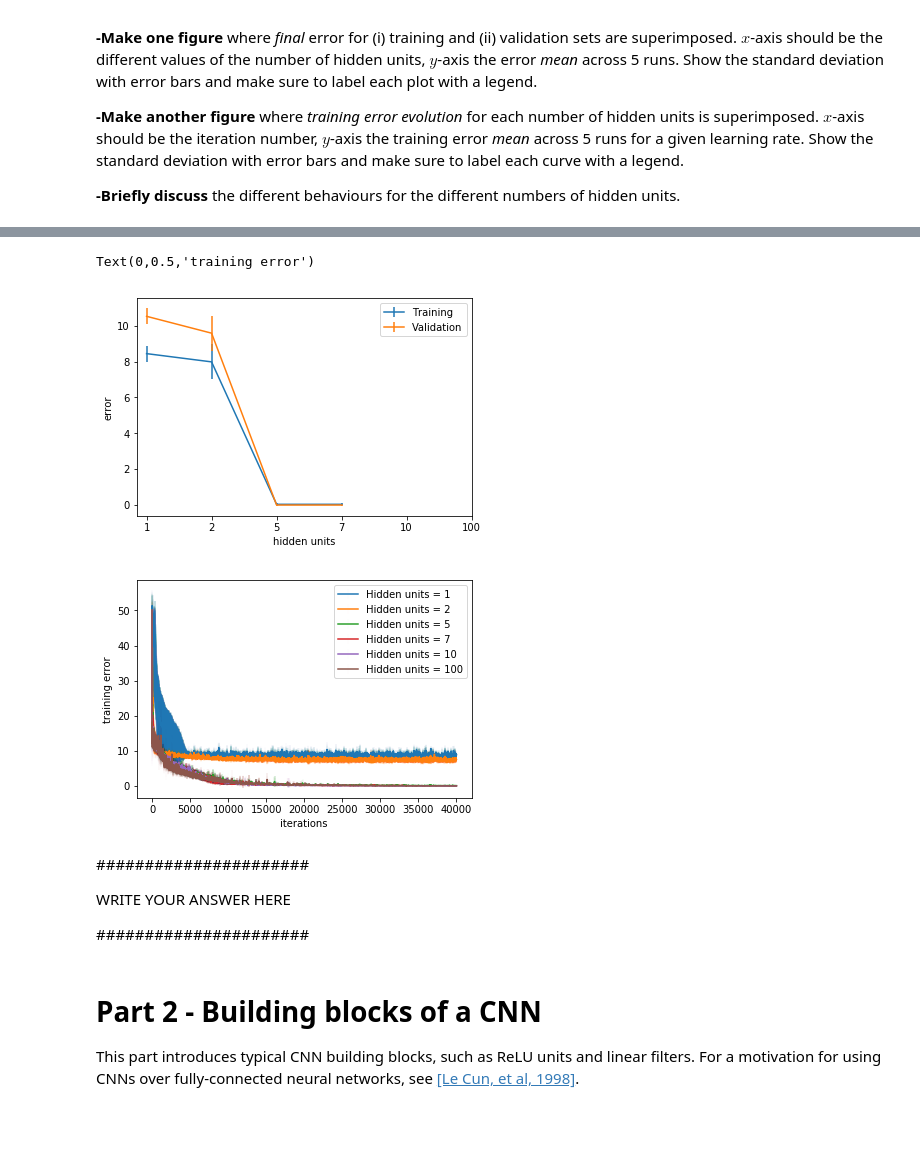
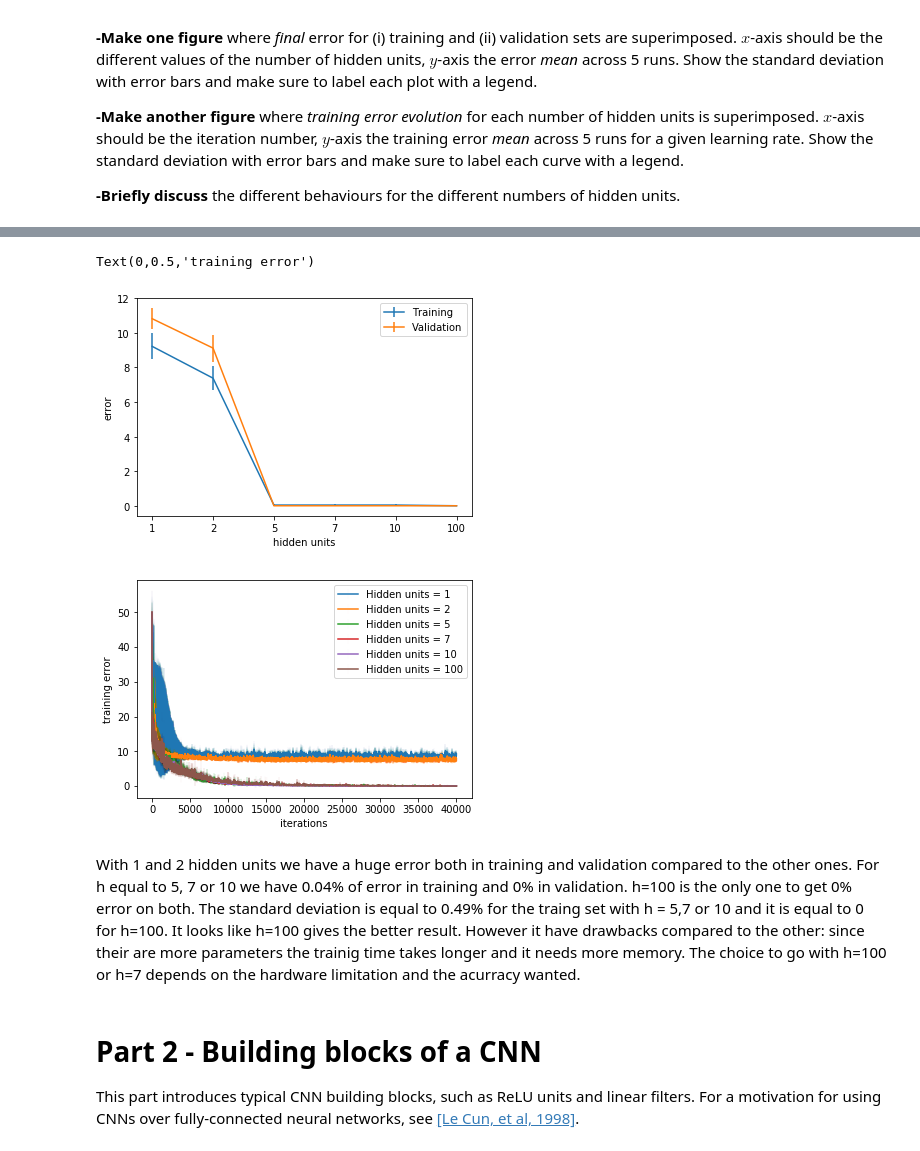
Before and after one commit to raphaelavalos/object-recognition, a Jupyter notebook: A2/A2.ipynb, the cells around one changed output, grey strips where cells are left out. Cells and saved outputs as stored; diff of their text form; code cells hidden in the pictures; blank space fills up the shorter version.

```diff
--- a/A2/A2.ipynb
+++ b/A2/A2.ipynb
@@ -527,36 +518,33 @@ for j, h in enumerate(hs):
 # %%
-plt.errorbar(np.arange(len(lrates)), plot_data_lr[0, :, :, -1].mean(axis=0), yerr=plot_data_lr[0, :, :, -1].std(axis=0), label='Training')
-plt.errorbar(np.arange(len(lrates)), plot_data_lr[1, :, :, -1].mean(axis=0), yerr=plot_data_lr[0, :, :, -1].std(axis=0), label='Validation')
+plt.errorbar(np.arange(len(hs)), plot_data_hs[0, :, :, -1].mean(axis=0), yerr=plot_data_hs[0, :, :, -1].std(axis=0), label='Training')
+plt.errorbar(np.arange(len(hs)), plot_data_hs[1, :, :, -1].mean(axis=0), yerr=plot_data_hs[1, :, :, -1].std(axis=0), label='Validation')
 plt.xticks(np.arange(len(hs)), hs)
 plt.xlabel('hidden units')
 plt.ylabel('error')
 plt.legend()
 
 # Plot the evolution of the training loss for each hidden unit number
 plt.figure()
 for j, h in enumerate(hs):
     x = np.arange(plot_data_hs.shape[3])
     # Mean training loss over trials
     y = plot_data_hs[0, :, j, :].mean(axis=0)
     # Standard deviation over trials
     ebar = plot_data_hs[0, :, j, :].std(axis=0)
     # Plot
     markers, caps, bars = plt.errorbar(x, y, yerr=ebar, label='Hidden units = ' + str(h))
     # Make the error bars transparent
     [bar.set_alpha(0.01) for bar in bars]
 plt.legend()
 plt.xlabel('iterations')
 plt.ylabel('training error')
 # %% [output]
 Text(0,0.5,'training error')
-[figure, old version]
+[figure, new version]
-[figure, old version]
+[figure, new version]
-# %% [markdown]
-######################
-
-WRITE YOUR ANSWER HERE
-
-######################
+# %% [markdown]
+With 1 and 2 hidden units we have a huge error both in training and validation compared to the other ones. For h equal to 5, 7 or 10 we have 0.04% of error in training and 0% in validation. h=100 is the only one to get 0% error on both. The standard deviation is equal to 0.49% for the traing set with h = 5,7 or 10 and it is equal to 0 for h=100.
+It looks like h=100 gives the better result. However it have drawbacks compared to the other: since their are more parameters the trainig time takes longer and it needs more memory. The choice to go with h=100 or h=7 depends on the hardware limitation and the acurracy wanted.
 # %% [markdown]
 # Part 2 - Building blocks of a CNN
 
```
Also changed, not shown: parts of 33 cells of this notebook, 1 other file.
